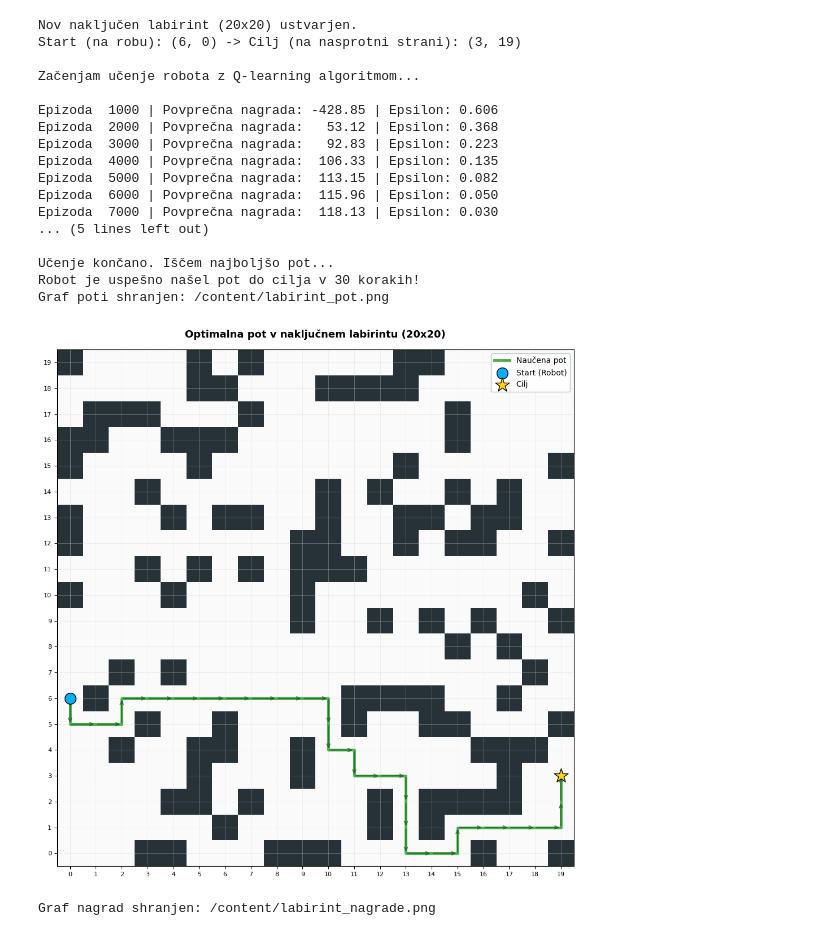
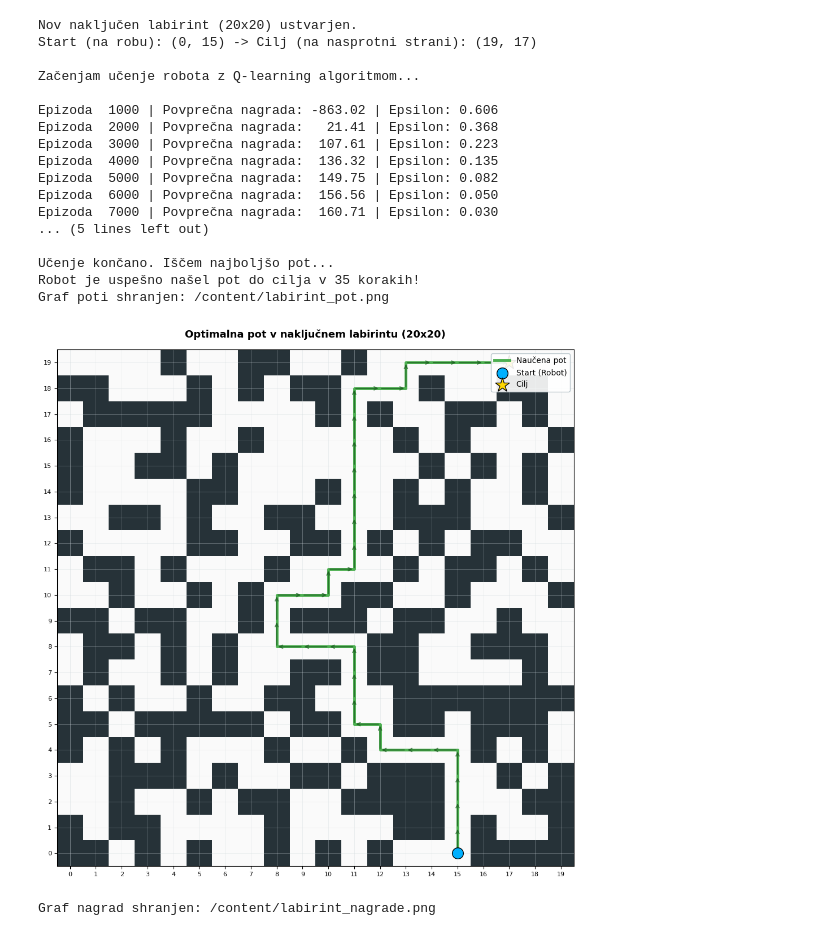
Before and after one commit to simonpogo/AI, a Jupyter notebook: Reinforcement_Learning_labirint.ipynb, the cells around one changed output. Cells and saved outputs as stored; diff of their text form; code cells hidden in the pictures.

```diff
--- a/Reinforcement_Learning_labirint.ipynb
+++ b/Reinforcement_Learning_labirint.ipynb
@@ -55,7 +83,7 @@ except NameError:
 # ----------------------------------------------------------------------
 MAZE_ROWS = 20
 MAZE_COLS = 20
-WALL_PROBABILITY = 0.28   # delež polj, ki bodo zidovi
+WALL_PROBABILITY = 0.50   # delež polj, ki bodo zidovi
 
 # Štiri možne akcije: levo, desno, gor, dol
 ACTIONS = [(0, -1), (0, 1), (-1, 0), (1, 0)]
@@ -130,8 +158,8 @@ EPSILON_START = 1.0
 EPSILON_MIN = 0.01
 EPSILON_DECAY = 0.9995
 
-REWARD_GOAL = 150        # Večja spodbuda za cilj
-REWARD_WALL = -5         # Kazen za stene
+REWARD_GOAL = 200        # Večja spodbuda za cilj
+REWARD_WALL = -9         # Kazen za stene
 REWARD_STEP = -1         # Spodbuda za najkrajšo pot
 
 # ----------------------------------------------------------------------
@@ -295,41 +323,41 @@ def plot_rewards(rewards):
 # ----------------------------------------------------------------------
 if __name__ == "__main__":
     random.seed(None)
     np.random.seed(None)
 
     # Ustvarimo labirint z naključnimi točkami na nasprotnih robovih
     MAZE, START, GOAL = generate_random_maze(MAZE_ROWS, MAZE_COLS)
 
     print("\nZačenjam učenje robota z Q-learning algoritmom...\n")
     Q, rewards, steps = train(MAZE, START, GOAL)
 
     print("\nUčenje končano. Iščem najboljšo pot...")
     optimal_path = get_optimal_path(Q, START, GOAL, MAZE)
 
     if optimal_path[-1] == GOAL:
         print(f"Robot je uspešno našel pot do cilja v {len(optimal_path) - 1} korakih!")
     else:
         print("Robot ni uspel priti do cilja s čisto pohlepno izbiro.")
 
     plot_maze_with_path(MAZE, optimal_path, START, GOAL)
     plot_rewards(rewards)
 # %% [output]
 Nov naključen labirint (20x20) ustvarjen.
-Start (na robu): (6, 0) -> Cilj (na nasprotni strani): (3, 19)
+Start (na robu): (0, 15) -> Cilj (na nasprotni strani): (19, 17)
 
 Začenjam učenje robota z Q-learning algoritmom...
 
-Epizoda  1000 | Povprečna nagrada: -428.85 | Epsilon: 0.606
-Epizoda  2000 | Povprečna nagrada:   53.12 | Epsilon: 0.368
-Epizoda  3000 | Povprečna nagrada:   92.83 | Epsilon: 0.223
-Epizoda  4000 | Povprečna nagrada:  106.33 | Epsilon: 0.135
-Epizoda  5000 | Povprečna nagrada:  113.15 | Epsilon: 0.082
-Epizoda  6000 | Povprečna nagrada:  115.96 | Epsilon: 0.050
-Epizoda  7000 | Povprečna nagrada:  118.13 | Epsilon: 0.030
+Epizoda  1000 | Povprečna nagrada: -863.02 | Epsilon: 0.606
+Epizoda  2000 | Povprečna nagrada:   21.41 | Epsilon: 0.368
+Epizoda  3000 | Povprečna nagrada:  107.61 | Epsilon: 0.223
+Epizoda  4000 | Povprečna nagrada:  136.32 | Epsilon: 0.135
+Epizoda  5000 | Povprečna nagrada:  149.75 | Epsilon: 0.082
+Epizoda  6000 | Povprečna nagrada:  156.56 | Epsilon: 0.050
+Epizoda  7000 | Povprečna nagrada:  160.71 | Epsilon: 0.030
 ... (5 lines left out)
 
 Učenje končano. Iščem najboljšo pot...
-Robot je uspešno našel pot do cilja v 30 korakih!
+Robot je uspešno našel pot do cilja v 35 korakih!
 Graf poti shranjen: /content/labirint_pot.png
-[figure, old version]
+[figure, new version]
 Graf nagrad shranjen: /content/labirint_nagrade.png
```
Also changed, not shown: parts of 2 cells of this notebook.
